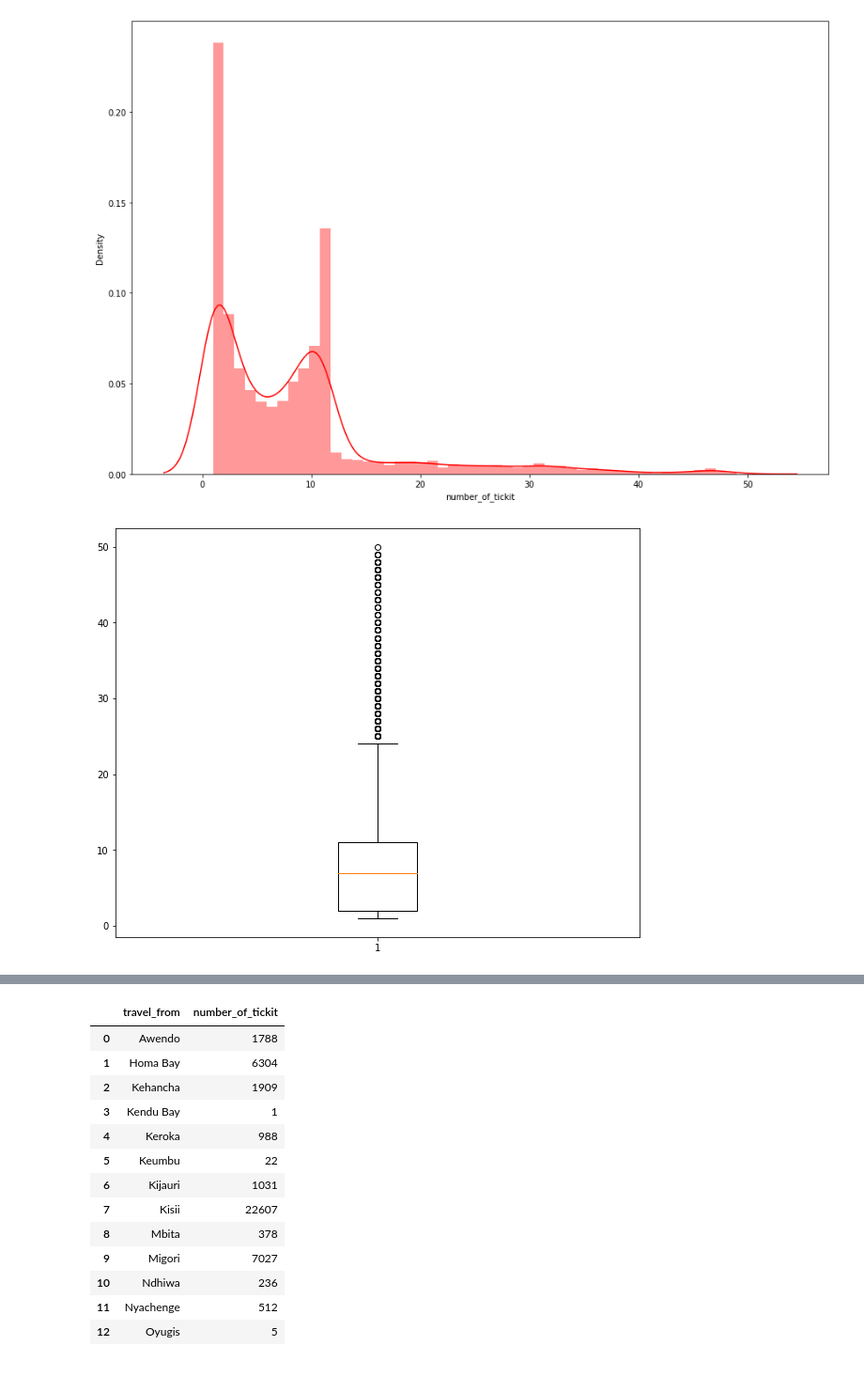
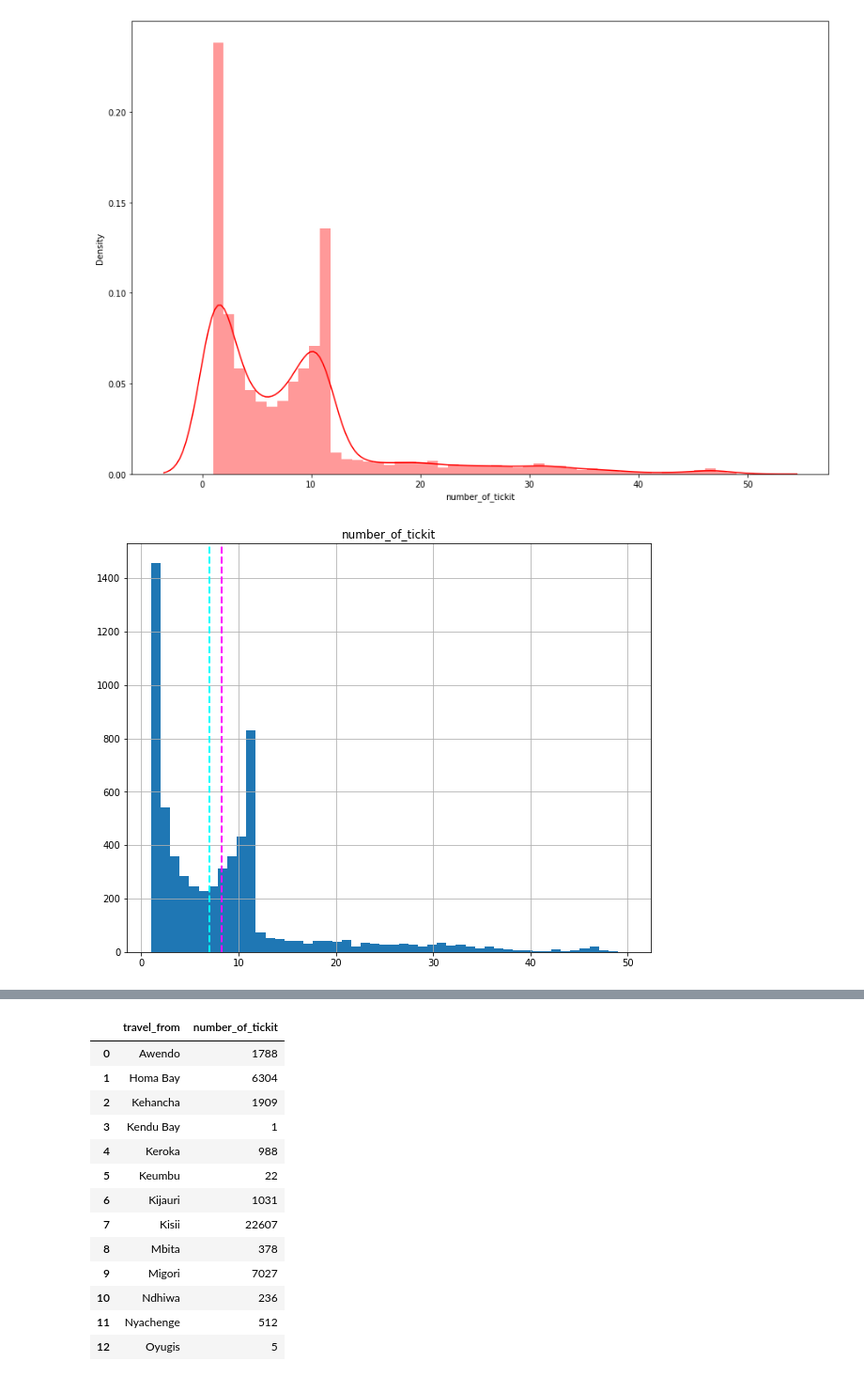
Before and after one commit to Shubhangani-Tiwari/Play-Store--Apps-Reviews-Project, a Jupyter notebook: Demand_prdiction.ipynb, the cells around one changed output, grey strips where cells are left out. Shown at 94% size. Saved outputs shown, nothing was run; the diff lists cells and outputs as text; code cells hidden in the pictures.

```diff
--- a/Demand_prdiction.ipynb
+++ b/Demand_prdiction.ipynb
@@ -289,8 +384,14 @@ sns.distplot(df['number_of_tickit'],color='r')
 # %% [output]
 <matplotlib.axes._subplots.AxesSubplot at 0x...>
 [figure]
-# %%
-plt.boxplot(df['number_of_tickit'])
-plt.show()
-# %% [output]
-[figure, removed]
+# %%
+#histogram for target variable
+fig=plt.figure(figsize=(10,8))
+ax= fig.gca()
+df['number_of_tickit'].hist(bins=50,ax=ax)
+ax.axvline(df['number_of_tickit'].mean(), color='magenta', linestyle='dashed', linewidth=2)
+ax.axvline(df['number_of_tickit'].median(), color='cyan', linestyle='dashed', linewidth=2)
+ax.set_title('number_of_tickit')
+plt.show()
+# %% [output]
+[figure, added]
```
Also changed, not shown: parts of 175 cells of this notebook.
